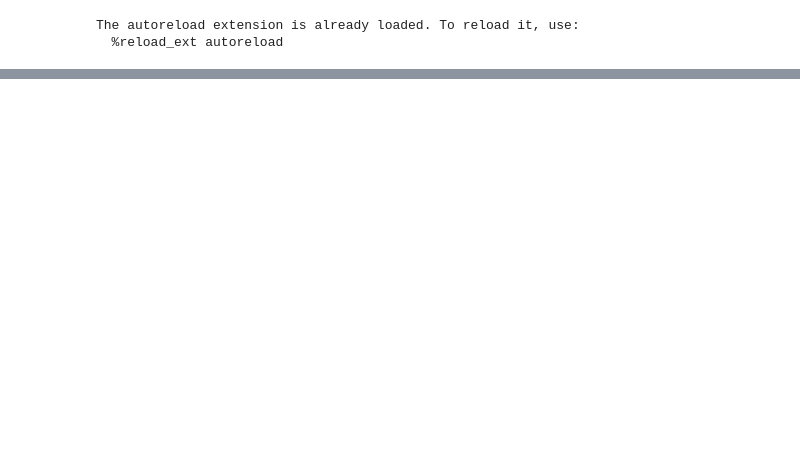
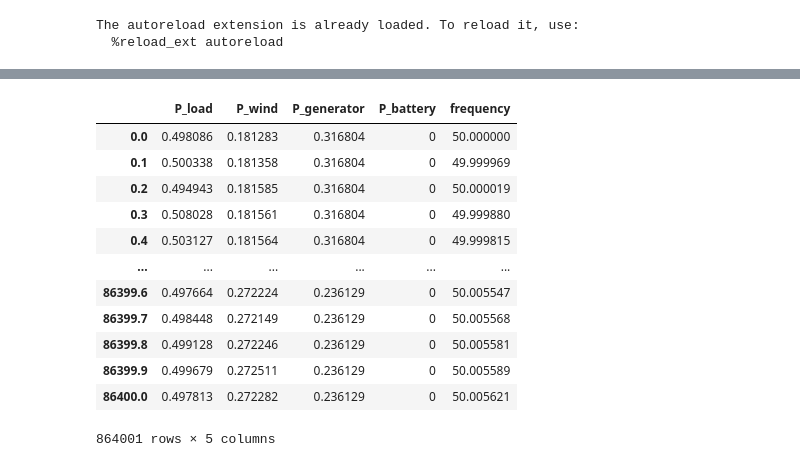
Before and after one commit to dahervinicius-ctrl/stochastic-frequency-response-analysis, a Jupyter notebook: test.ipynb, the cells around one changed output, grey strips where cells are left out. Saved outputs shown, nothing was run; the diff lists cells and outputs as text; code cells hidden in the pictures; blank space fills up the shorter version.

```diff
--- a/test.ipynb
+++ b/test.ipynb
@@ -39,0 +107,16 @@ np.float64(0.7225245017978468)
+# %%
+profile
+# %% [output]
+|  | P_load | P_wind | P_generator | P_battery | frequency |
+| 0.0 | 0.498086 | 0.181283 | 0.316804 | 0 | 50.000000 |
+| 0.1 | 0.500338 | 0.181358 | 0.316804 | 0 | 49.999969 |
+| 0.2 | 0.494943 | 0.181585 | 0.316804 | 0 | 50.000019 |
+| 0.3 | 0.508028 | 0.181561 | 0.316804 | 0 | 49.999880 |
+| 0.4 | 0.503127 | 0.181564 | 0.316804 | 0 | 49.999815 |
+| ... | ... | ... | ... | ... | ... |
+| 86399.6 | 0.497664 | 0.272224 | 0.236129 | 0 | 50.005547 |
+| 86399.7 | 0.498448 | 0.272149 | 0.236129 | 0 | 50.005568 |
+| 86399.8 | 0.499128 | 0.272246 | 0.236129 | 0 | 50.005581 |
+| 86399.9 | 0.499679 | 0.272511 | 0.236129 | 0 | 50.005589 |
+| 86400.0 | 0.497813 | 0.272282 | 0.236129 | 0 | 50.005621 |
+864001 rows × 5 columns
```
Also changed, not shown: parts of 16 cells of this notebook, 6 other files.
